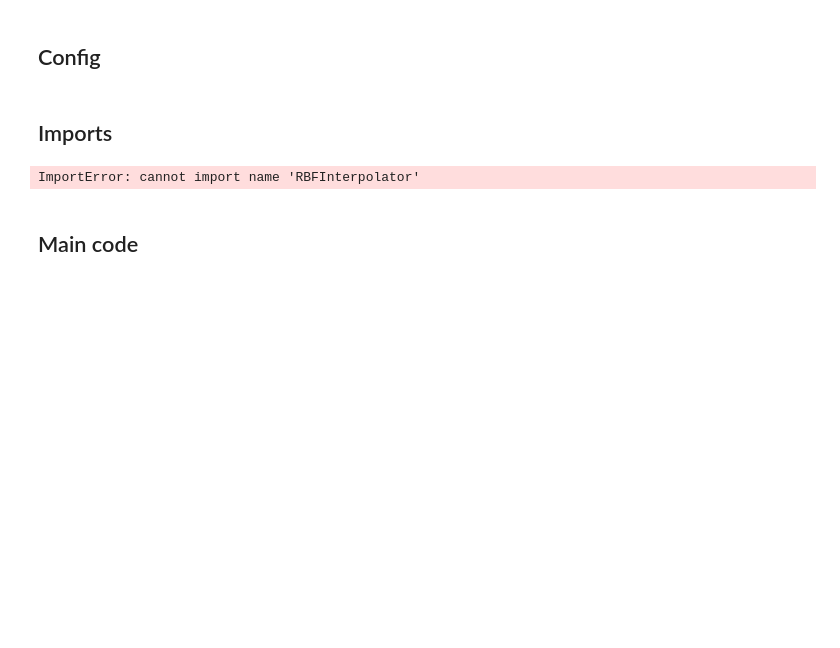
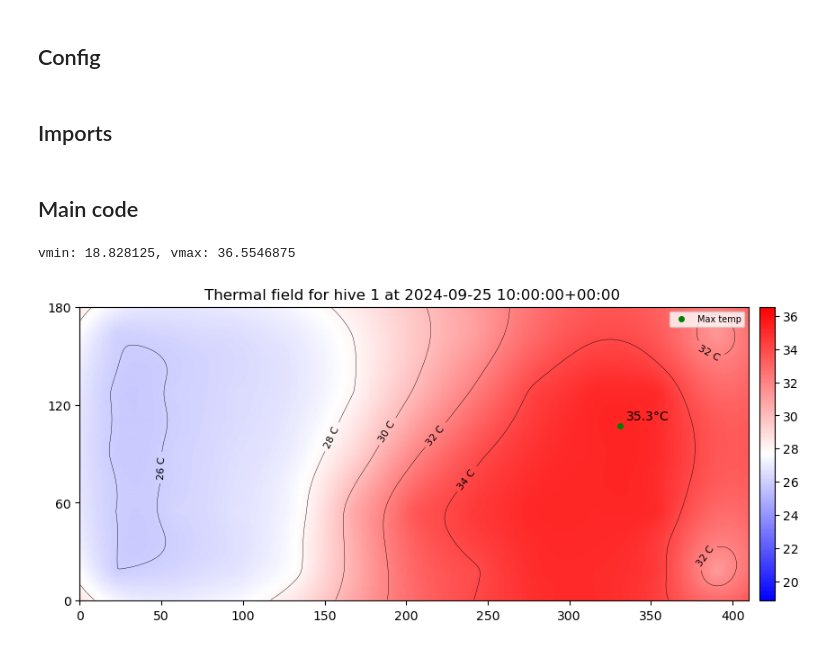
Before and after one commit to epfl-mobots/Ethogram-Generation, a Jupyter notebook: ThermalFieldTransformation.ipynb, the cells around one changed output. Saved outputs shown, nothing was run; the diff lists cells and outputs as text; code cells hidden in the pictures; blank space fills up the shorter version.

Commit message:
trying out thermal gradient generation

```diff
--- a/ThermalFieldTransformation.ipynb
+++ b/ThermalFieldTransformation.ipynb
@@ -13,10 +13,12 @@ end_ts=pd.Timestamp('2024-10-29 23:00:00Z')
 # %% [markdown]
 ## Imports
 # %%
+import sys
+sys.path.append('RHCThermalPlots/')
 from RHCThermalPlots.thermalframe import ThermalFrame
 from RHCThermalPlots.InfluxDBInterface.libdb import download_tmp_DB
+import matplotlib.pyplot as plt
+import numpy as np
-# %% [output]
-ImportError: cannot import name 'RBFInterpolator'
 # %% [markdown]
 ## Main code
 # %%
@@ -26,4 +28,23 @@ filters = {
     }
 tmp_df = download_tmp_DB('ObsHiveABC', start_ts, end_ts, resolution = resolution, filters = filters, aggr = "last")
 # %%
-tf = ThermalFrame()
+import importlib
+import RHCThermalPlots.thermalframe as thermalframe
+importlib.reload(thermalframe)
+from RHCThermalPlots.thermalframe import ThermalFrame
+
+vmin = tmp_df.iloc[:, :].min().min()
+vmax = tmp_df.iloc[:, :].max().max()
+print(f"vmin: {vmin}, vmax: {vmax}")
+index = 3000
+
+tf = ThermalFrame(tmp_df.iloc[index].to_numpy(), hive_nb, tmp_df.index[index])
+
+contours = np.arange(12, vmax, 2)
+
+fig, ax = plt.subplots(figsize=(12, 6))
+tf.plot_thermal_field(ax=ax, annotate_contours = True, v_min=vmin, v_max=vmax, contours=contours, show_max_temp = True, verbose = False)
+plt.show()
+# %% [output]
+vmin: 18.828125, vmax: 36.5546875
+[figure, added]
```
